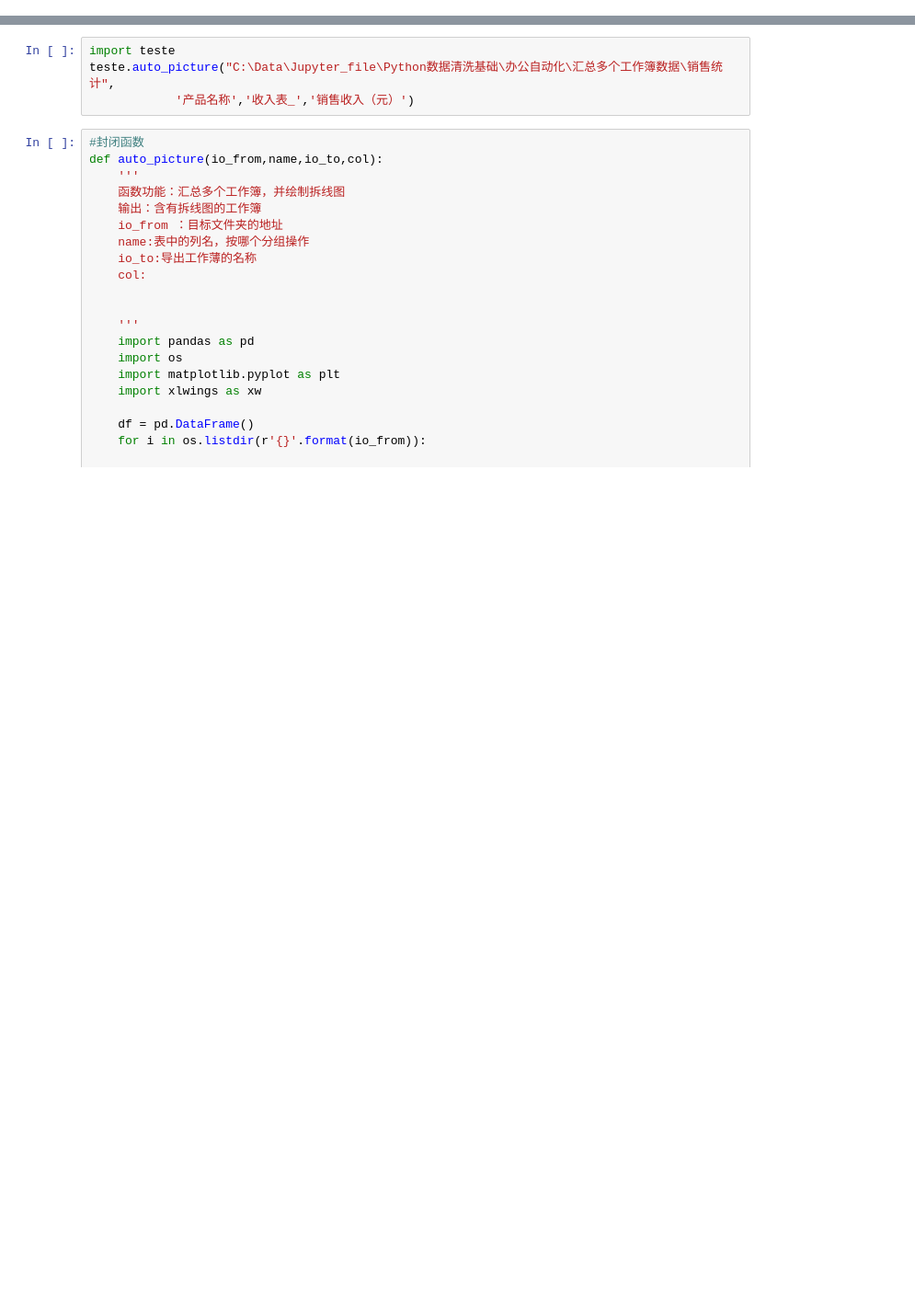
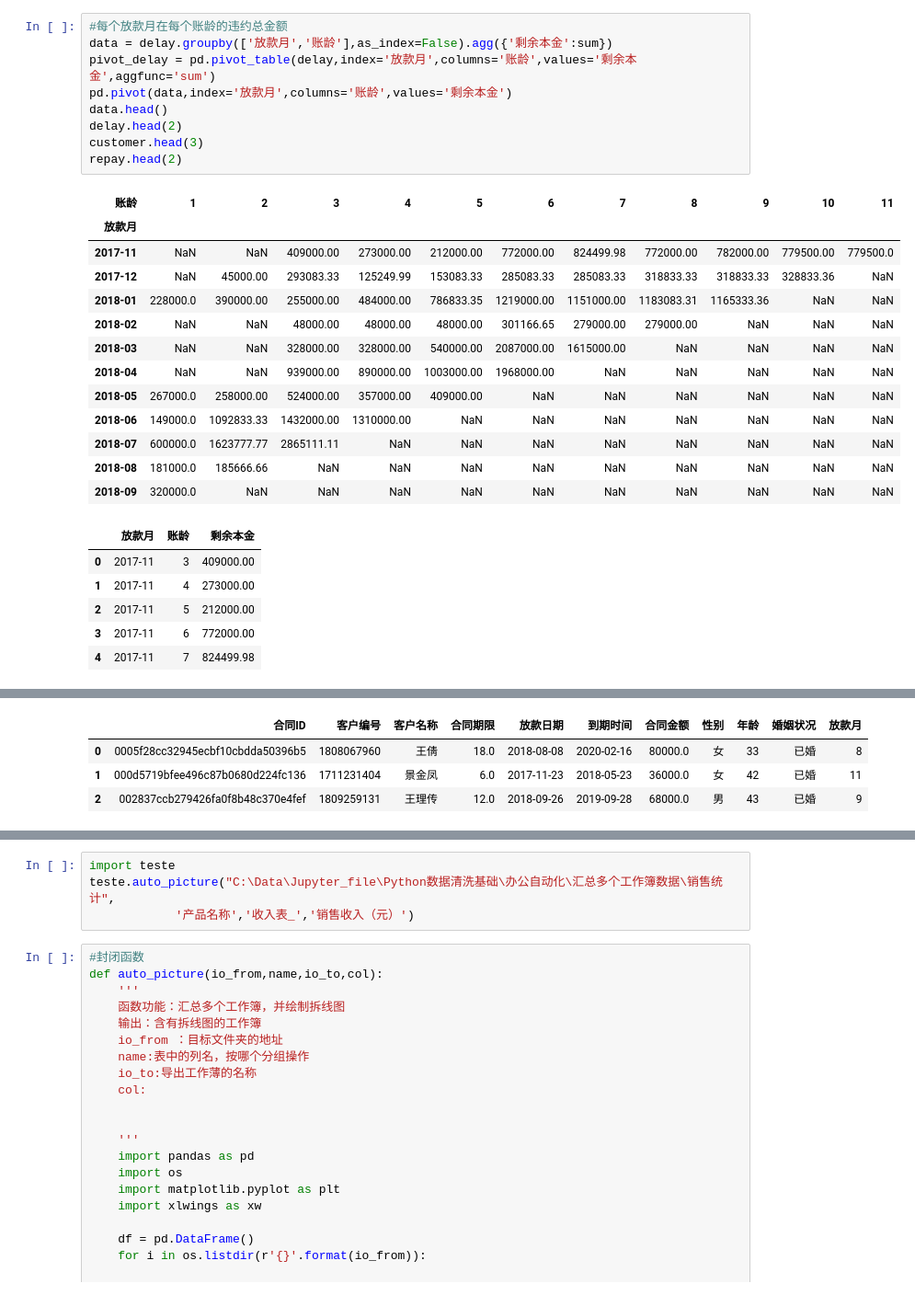
Before and after one commit to Marquis0065/pycharm_token2, a Jupyter notebook: jupyter.ipynb, the cells around one changed output, grey strips where cells are left out. Shown: that part at 92% size. Cells and saved outputs as stored; diff of their text form; blank space fills up the shorter version.

```diff
--- a/jupyter.ipynb
+++ b/jupyter.ipynb
@@ -0,0 +150,29 @@
+# %%
+#每个放款月在每个账龄的违约总金额
+data = delay.groupby(['放款月','账龄'],as_index=False).agg({'剩余本金':sum})
+pivot_delay = pd.pivot_table(delay,index='放款月',columns='账龄',values='剩余本金',aggfunc='sum')
+pd.pivot(data,index='放款月',columns='账龄',values='剩余本金')
+data.head()
+delay.head(2)
+customer.head(3)
+repay.head(2)
+# %% [output]
+| 账龄 | 1 | 2 | 3 | 4 | 5 | 6 | 7 | 8 | 9 | 10 | 11 |
+| 放款月 |  |  |  |  |  |  |  |  |  |  |  |
+| 2017-11 | NaN | NaN | 409000.00 | 273000.00 | 212000.00 | 772000.00 | 824499.98 | 772000.00 | 782000.00 | 779500.00 | 779500.0 |
+| 2017-12 | NaN | 45000.00 | 293083.33 | 125249.99 | 153083.33 | 285083.33 | 285083.33 | 318833.33 | 318833.33 | 328833.36 | NaN |
+| 2018-01 | 228000.0 | 390000.00 | 255000.00 | 484000.00 | 786833.35 | 1219000.00 | 1151000.00 | 1183083.31 | 1165333.36 | NaN | NaN |
+| 2018-02 | NaN | NaN | 48000.00 | 48000.00 | 48000.00 | 301166.65 | 279000.00 | 279000.00 | NaN | NaN | NaN |
+| 2018-03 | NaN | NaN | 328000.00 | 328000.00 | 540000.00 | 2087000.00 | 1615000.00 | NaN | NaN | NaN | NaN |
+| 2018-04 | NaN | NaN | 939000.00 | 890000.00 | 1003000.00 | 1968000.00 | NaN | NaN | NaN | NaN | NaN |
+| 2018-05 | 267000.0 | 258000.00 | 524000.00 | 357000.00 | 409000.00 | NaN | NaN | NaN | NaN | NaN | NaN |
+| 2018-06 | 149000.0 | 1092833.33 | 1432000.00 | 1310000.00 | NaN | NaN | NaN | NaN | NaN | NaN | NaN |
+| 2018-07 | 600000.0 | 1623777.77 | 2865111.11 | NaN | NaN | NaN | NaN | NaN | NaN | NaN | NaN |
+| 2018-08 | 181000.0 | 185666.66 | NaN | NaN | NaN | NaN | NaN | NaN | NaN | NaN | NaN |
+| 2018-09 | 320000.0 | NaN | NaN | NaN | NaN | NaN | NaN | NaN | NaN | NaN | NaN |
+|  | 放款月 | 账龄 | 剩余本金 |
+| 0 | 2017-11 | 3 | 409000.00 |
+| 1 | 2017-11 | 4 | 273000.00 |
+| 2 | 2017-11 | 5 | 212000.00 |
+| 3 | 2017-11 | 6 | 772000.00 |
+| 4 | 2017-11 | 7 | 824499.98 |
@@ -0,0 +182,4 @@
+|  | 合同ID | 客户编号 | 客户名称 | 合同期限 | 放款日期 | 到期时间 | 合同金额 | 性别 | 年龄 | 婚姻状况 | 放款月 |
+| 0 | 0005f28cc32945ecbf10cbdda50396b5 | 1808067960 | 王倩 | 18.0 | 2018-08-08 | 2020-02-16 | 80000.0 | 女 | 33 | 已婚 | 8 |
+| 1 | 000d5719bfee496c87b0680d224fc136 | 1711231404 | 景金凤 | 6.0 | 2017-11-23 | 2018-05-23 | 36000.0 | 女 | 42 | 已婚 | 11 |
+| 2 | 002837ccb279426fa0f8b48c370e4fef | 1809259131 | 王理传 | 12.0 | 2018-09-26 | 2019-09-28 | 68000.0 | 男 | 43 | 已婚 | 9 |
```
Also changed, not shown: parts of 14 cells of this notebook.
